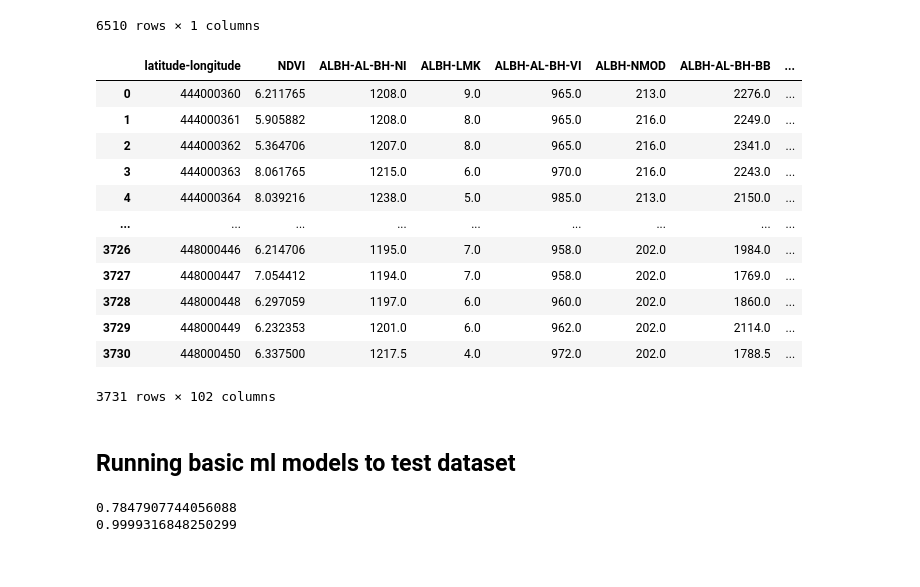
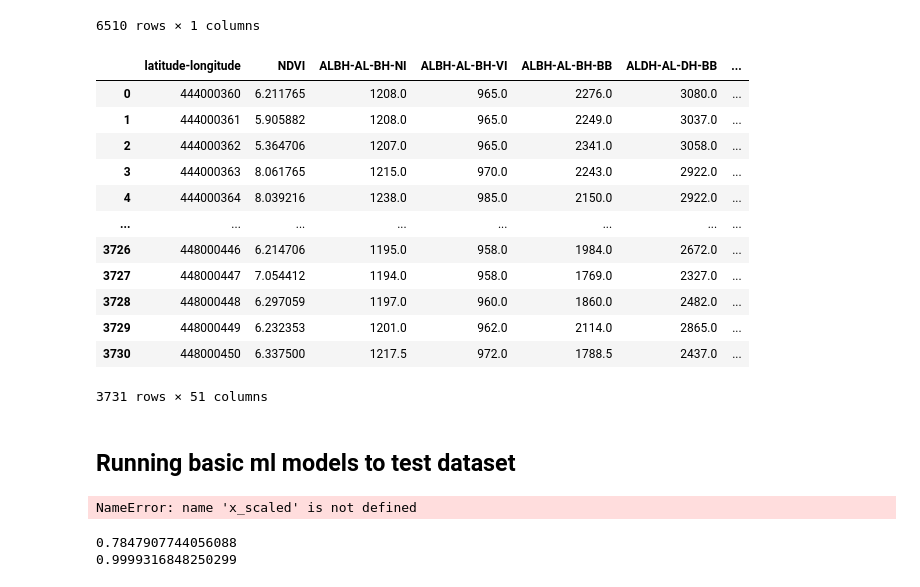
Before and after one commit to vincenzomadaghiele/Regression-of-biodiversity-indicators, a Jupyter notebook: get_dataset/merge_dataset.ipynb, the cells around one changed output. Cells and saved outputs as stored; diff of their text form; code cells hidden in the pictures.

```diff
--- a/get_dataset/merge_dataset.ipynb
+++ b/get_dataset/merge_dataset.ipynb
@@ -72,0 +50,29 @@ df_land
+# %%
+df_land = pd.read_csv('./france_land.csv')
+df_land = df_land.drop(columns=['Unnamed: 0'])
+df_land.rename(columns = {'latitude':'not_latitude', 'longitude':'not_longitude'}, inplace = True)
+df_land.rename(columns = {'not_latitude':'longitude', 'not_longitude':'latitude'}, inplace = True)
+
+df_land = df_land.loc[(df_land['latitude'] >= lat[0]) & (df_land['latitude'] <= lat[1])
+                        & (df_land['longitude'] >= lon[0]) & (df_land['longitude'] <= lon[1])]
+
+df_land = df_land.set_index(['latitude', 'longitude'])
+df_land = df_land.drop(columns=['DMP300-RT0-QFLAG', 'GDMP300-RT0-QFLAG', 'FAPAR300-RT0-NOBS',
+                                'FAPAR300-RT0-LENGTH-AFTER','FAPAR300-RT0-QFLAG', 'FAPAR300-RT0-RMSE',
+                               'FAPAR300-RT0-LENGTH-BEFORE', 'FCOVER300-RT0-QFLAG','FCOVER300-RT0-LENGTH-AFTER',
+                                'FCOVER300-RT0-NOBS', 'FCOVER300-RT0-LENGTH-BEFORE','FCOVER300-RT0-RMSE',
+                               'LAI300-RT0-LENGTH-BEFORE','LAI300-RT0-LENGTH-AFTER', 'LAI300-RT0-NOBS',
+                                'LAI300-RT0-RMSE', 'LAI300-RT0-QFLAG','SWI1km-QFLAG-015', 'SWI1km-QFLAG-020',
+                                'SWI1km-QFLAG-060', 'SWI1km-QFLAG-010', 'SWI1km-SSF',
+                                'SWI1km-QFLAG-005', 'SWI1km-QFLAG-100', 'SWI1km-QFLAG-040',
+                                'SWI1km-QFLAG-002', 'SSM1km-ssm-noise', 'LST-Q-FLAGS',
+                                'LST-PERCENT-PROC-PIXELS', 'LST-ERRORBAR-LST','LST-TIME-DELTA',
+                               'ALDH-AL-DH-QFLAG', 'ALDH-NMOD', 'ALDH-LMK', 'ALDH-AL-DH-BB-ERR',
+                                'ALDH-AL-DH-VI-ERR', 'ALDH-AL-DH-NI-ERR', 'ALBH-LMK',
+                                'ALBH-NMOD', 'ALBH-AL-BH-QFLAG','ALBH-AL-BH-BB-ERR',
+                                'ALBH-AL-BH-VI-ERR', 'ALBH-AL-BH-NI-ERR',
+                               'TOCR-TOCR-QFLAG', 'TOCR-NMOD','TOCR-REF-NOR-SWIR-ERR',
+                                'TOCR-REF-NOR-RED-ERR','TOCR-REF-NOR-BLUE-ERR', 'TOCR-SZN',
+                                'TOCR-REF-NOR-NIR-ERR', 'BA300-FDOB-DEKAD', 'BA300-BA-DEKAD',
+                                'BA300-FDOB-SEASON', 'BA300-CP-DEKAD'])
+df_land.head()
@@ -155,22 +170,24 @@ df_efa
 # %%
 # Concatenate all data into one DataFrame
 df3 = df_efa.copy()
 
 df3.index = df3.index.map(combine_index)
 df3.index.name = "latitude-longitude"
 
 df = pd.merge_asof(df.sort_values(['latitude-longitude']), df3.sort_values(['latitude-longitude']), on='latitude-longitude', allow_exact_matches=False)
+
+df
 # %% [output]
-|  | latitude-longitude | NDVI | ALBH-AL-BH-NI | ALBH-LMK | ALBH-AL-BH-VI | ALBH-NMOD | ALBH-AL-BH-BB | ... |
-| 0 | 444000360 | 6.211765 | 1208.0 | 9.0 | 965.0 | 213.0 | 2276.0 | ... |
-| 1 | 444000361 | 5.905882 | 1208.0 | 8.0 | 965.0 | 216.0 | 2249.0 | ... |
-| 2 | 444000362 | 5.364706 | 1207.0 | 8.0 | 965.0 | 216.0 | 2341.0 | ... |
-| 3 | 444000363 | 8.061765 | 1215.0 | 6.0 | 970.0 | 216.0 | 2243.0 | ... |
-| 4 | 444000364 | 8.039216 | 1238.0 | 5.0 | 985.0 | 213.0 | 2150.0 | ... |
-| ... | ... | ... | ... | ... | ... | ... | ... | ... |
-| 3726 | 448000446 | 6.214706 | 1195.0 | 7.0 | 958.0 | 202.0 | 1984.0 | ... |
-| 3727 | 448000447 | 7.054412 | 1194.0 | 7.0 | 958.0 | 202.0 | 1769.0 | ... |
-| 3728 | 448000448 | 6.297059 | 1197.0 | 6.0 | 960.0 | 202.0 | 1860.0 | ... |
-| 3729 | 448000449 | 6.232353 | 1201.0 | 6.0 | 962.0 | 202.0 | 2114.0 | ... |
-| 3730 | 448000450 | 6.337500 | 1217.5 | 4.0 | 972.0 | 202.0 | 1788.5 | ... |
+|  | latitude-longitude | NDVI | ALBH-AL-BH-NI | ALBH-AL-BH-VI | ALBH-AL-BH-BB | ALDH-AL-DH-BB | ... |
+| 0 | 444000360 | 6.211765 | 1208.0 | 965.0 | 2276.0 | 3080.0 | ... |
+| 1 | 444000361 | 5.905882 | 1208.0 | 965.0 | 2249.0 | 3037.0 | ... |
+| 2 | 444000362 | 5.364706 | 1207.0 | 965.0 | 2341.0 | 3058.0 | ... |
+| 3 | 444000363 | 8.061765 | 1215.0 | 970.0 | 2243.0 | 2922.0 | ... |
+| 4 | 444000364 | 8.039216 | 1238.0 | 985.0 | 2150.0 | 2922.0 | ... |
+| ... | ... | ... | ... | ... | ... | ... | ... |
+| 3726 | 448000446 | 6.214706 | 1195.0 | 958.0 | 1984.0 | 2672.0 | ... |
+| 3727 | 448000447 | 7.054412 | 1194.0 | 958.0 | 1769.0 | 2327.0 | ... |
+| 3728 | 448000448 | 6.297059 | 1197.0 | 960.0 | 1860.0 | 2482.0 | ... |
+| 3729 | 448000449 | 6.232353 | 1201.0 | 962.0 | 2114.0 | 2865.0 | ... |
+| 3730 | 448000450 | 6.337500 | 1217.5 | 972.0 | 1788.5 | 2437.0 | ... |
-3731 rows × 102 columns
+3731 rows × 51 columns
@@ -186,6 +207,8 @@ X = pd.DataFrame(x_scaled)
 y = df[regressor_index]
 X = df.drop(columns=[regressor_index, 'latitude-longitude'])
 X = min_max_scaler.fit_transform(X)
+# %% [output]
+NameError: name 'x_scaled' is not defined
 # %%
 from sklearn.model_selection import cross_val_score
 from sklearn import preprocessing
```
Also changed, not shown: parts of 4 cells of this notebook, 1 other file.
